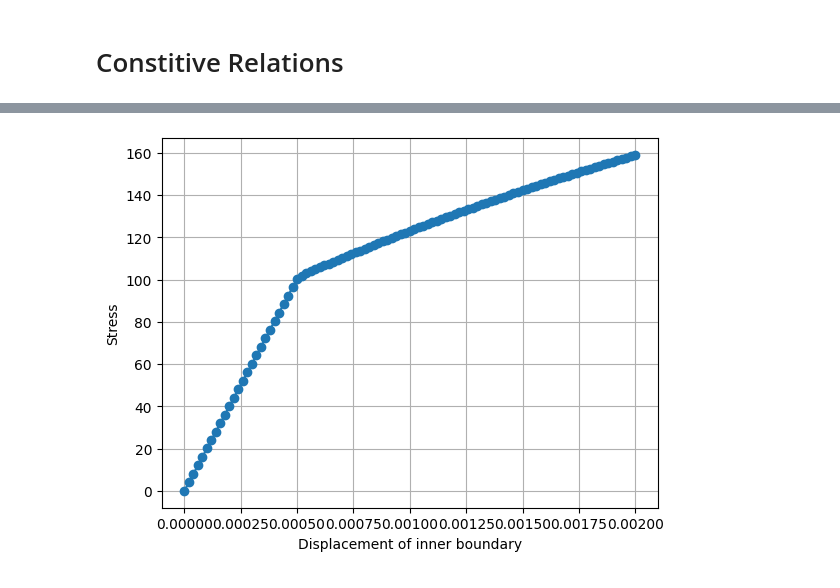
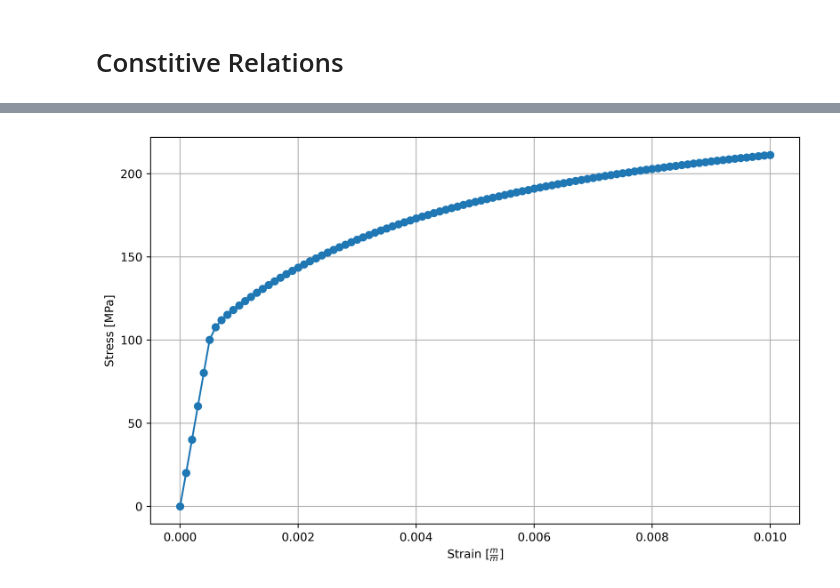
Before and after one commit to jorgenin/2.077-Fenicsx-Plasticity, a Jupyter notebook: plasticity_3d_simple.ipynb, the cells around one changed output, grey strips where cells are left out. Cells and saved outputs as stored; diff of their text form; code cells hidden in the pictures.

```diff
--- a/plasticity_3d_simple.ipynb
+++ b/plasticity_3d_simple.ipynb
@@ -125,7 +125,6 @@ W = functionspace(domain, We)
 W_scal_e = quadrature_element(domain.basix_cell(), degree=deg_stress,scheme='default')
 W_scal = functionspace(domain, W_scal_e)
 # %%
-T = Function(W,name = "Stress")
 E_p = Function(W, name="Total_Plastic_Strain")
 e_p= Function(W_scal, name="Equivalent_Plastic_Strain")
 u = Function(V, name="Total_displacement")
@@ -133,11 +132,11 @@ du = Function(V, name="Trial_displacement")
 
 dp = Function(W_scal,name="Delta_plasticity")
 
-Y = Function(W_scal,name="Isotropic Hardening")
-A = Function(W_scal,name="Kinematic Hardening")
+Y = Function(W_scal,name="Isotropic_Hardening")
+A = Function(W_scal,name="Kinematic_Hardening")
 
 Y.interpolate(lambda x: np.full_like(x[0],mech["sig0"]))
-
+test = None
 
 v = TestFunction(V) #Function we are testing with
 du_ = TrialFunction(V) #Function we are solving for
@@ -299,7 +268,7 @@ Jacobian = derivative(res_p,dp,e_p_)
 
 problem = NonlinearProblem(res_p, dp, [], Jacobian)
 nls_solver = NewtonSolver(MPI.COMM_WORLD, problem)
-nls_solver.convergence_criterion = "incremental"
+#nls_solver.convergence_criterion = "incremental"
 nls_solver.rtol = 1e-8
 nls_solver.atol = 1e-8
 nls_solver.max_it = 50
@@ -426,4 +381,4 @@ def solve_linear():
 
     set_bc(b, bcs,u.vector)
 
-    res2val = solver.solve(b, du.vector)
+    solver.solve(b, du.vector)
@@ -442,7 +448,7 @@ array([-100., -100., -100., ..., -100., -100., -100.])
 startTime = datetime.now()
 Nincr = stud["N incr"]
 
-load_steps = np.linspace(0, .2, Nincr+1)[1:]
+load_steps = np.linspace(0, 1, Nincr+1)[1:]
 results = np.zeros((Nincr+1, 2))
 
 
@@ -451,12 +457,11 @@ print("Simulation Start")
 print("------------------------------------")
 
 
-log.set_log_level(log.LogLevel.INFO)
-
+#log.set_log_level(log.LogLevel.INFO)
+update_and_save(0)
 for (i, t) in enumerate(load_steps):
     # Update Diriclet boundary condition
-    du.x.array[:] = 0.0
-    dp.x.array[:] = 0.0
+
     disp.value = F_ext(t)
     # Update the right hand side reusing the initial vector
 
@@ -476,12 +481,17 @@ for (i, t) in enumerate(load_steps):
 
 
     u.x.array[:] += du.x.array[:]
+    du.x.array[:] = 0.0
+    dp.x.array[:] = 0.0
+
 
 
     project(Stress_Point[0,0],Elastic)
     u_pointe = u.eval(pointForStress,colliding_cells.array[0])[0]
     stress =  domain.comm.gather(fem.assemble_scalar(engineeringStress))[0]
     results[i + 1, :] = (u_pointe,stress)
+
+    update_and_save(t)
 
 
 print("-----------------------------------------")
@@ -492,6 +502,7 @@ elapseTime = endTime - startTime
 print("------------------------------------------")
 print("Elapsed real time:  {}".format(elapseTime))
 print("------------------------------------------")
+vtk.close()
 # %% [output]
 ------------------------------------
 Simulation Start
@@ -577,9 +548,10 @@ Widget(value="<iframe src='http://localhost:45615/index.html?ui=P_0xffff5dee7970
 # %%
 import matplotlib.pyplot as plt
+plt.figure(figsize=(10,6),dpi=500)
 plt.plot(results[:, 0]/geom["longside"], results[:, 1], "-o")
-plt.xlabel("Displacement of inner boundary")
-plt.ylabel(r"Stress")
+plt.xlabel(r"Strain [$\frac{m}{m}$]")
+plt.ylabel(r"Stress [MPa]")
 plt.grid()
 plt.show()
 # %% [output]
-[figure, old version]
+[figure, new version]
```
Also changed, not shown: parts of 16 cells of this notebook, 1 other file.
